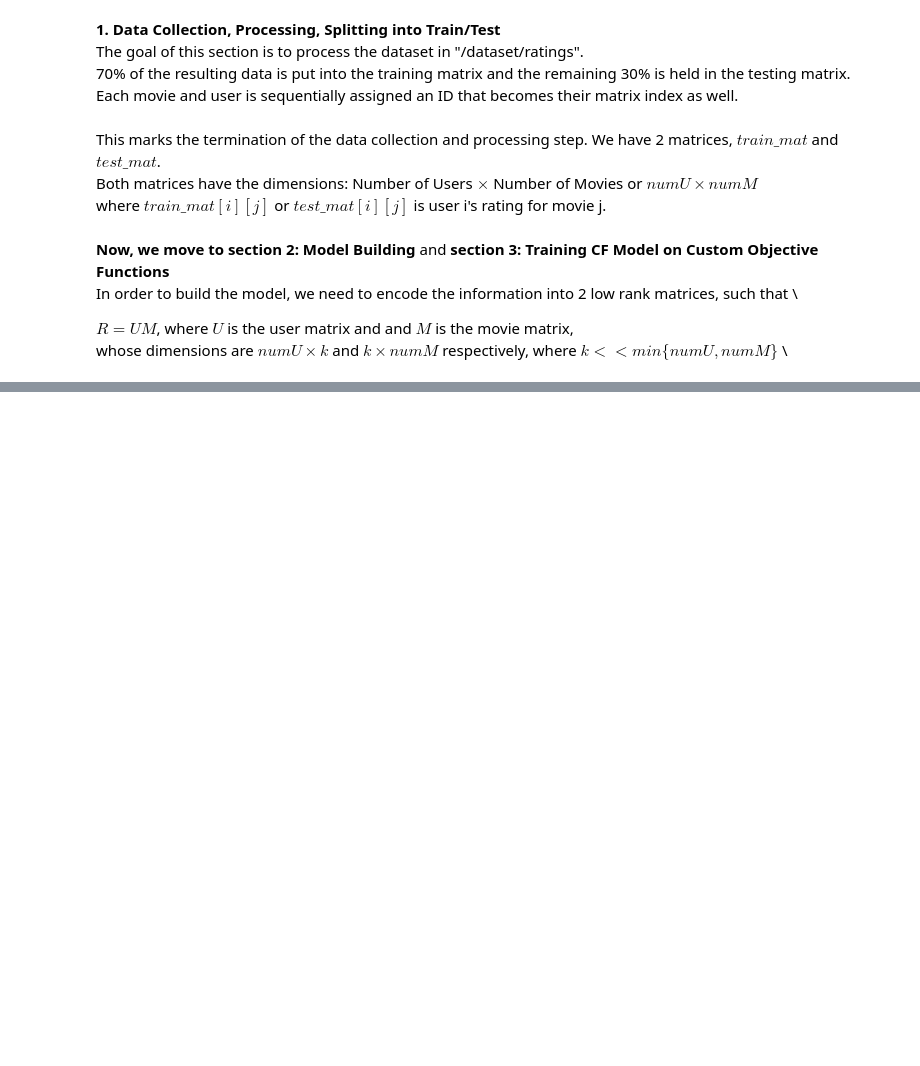
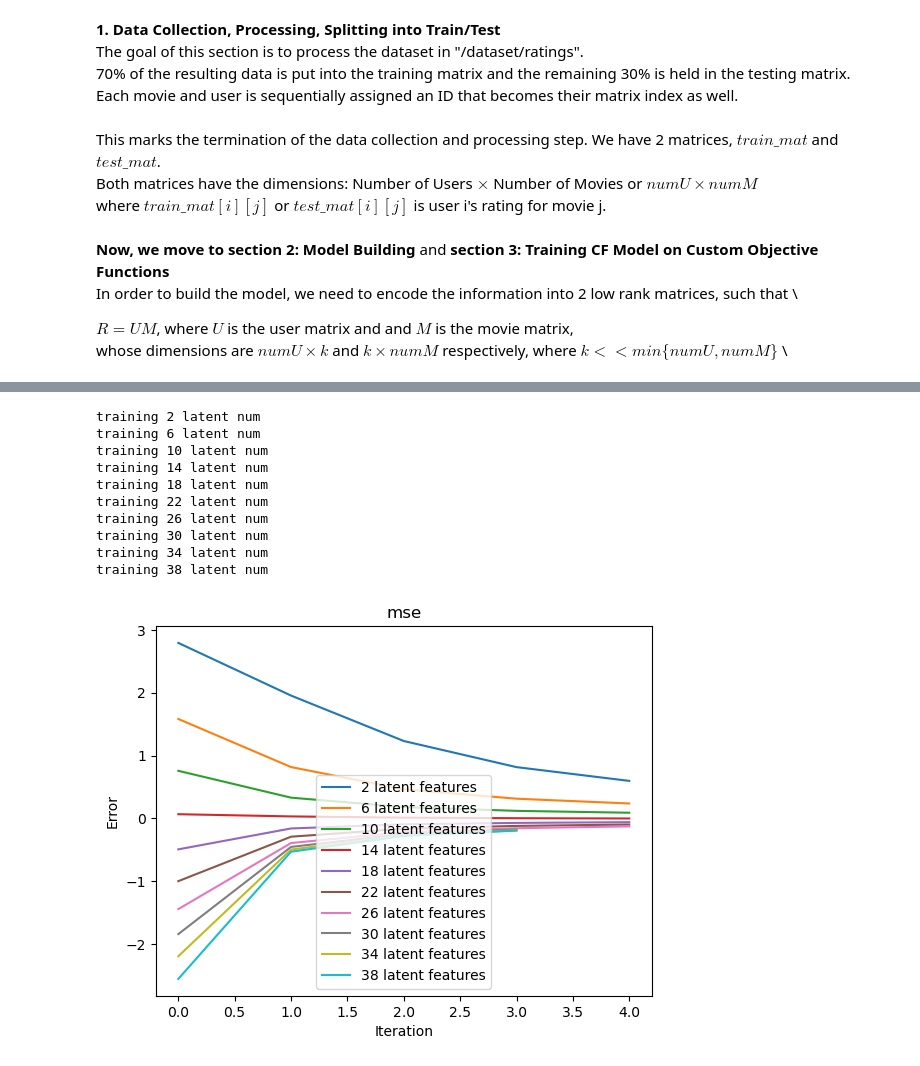
Before and after one commit to KrishnanPrash/CSCE653-CollabFilteringProject, a Jupyter notebook: collabfiltering.ipynb, the cells around one changed output, grey strips where cells are left out. Drawn from its saved outputs; the diff is of its cells as text; code cells hidden in the pictures; blank space fills up the shorter version.

```diff
--- a/collabfiltering.ipynb
+++ b/collabfiltering.ipynb
@@ -199,0 +210,29 @@ Objective function: mae, Performance metric: 0.7493219890306834
+# %%
+def plot_latent(objective_func, avg_errors):
+    for latent_num, avg_error in avg_errors:
+        plt.plot(avg_error, label=f'{latent_num} latent features')
+    plt.title(objective_func)
+    plt.xlabel('Iteration')
+    plt.ylabel('Error')
+    plt.legend()
+    plt.show()
+
+avg_errors = []
+for latent_num in range(2, 40, 4):
+    user_features, movie_features, avg_error = collaborative_filtering(train_mat, num_latent_features=latent_num, num_iterations=5, learning_rate=0.001, reg_param=0.01, nuclear_norm_param=0.001, objective_func='mse')
+    avg_errors.append((latent_num, avg_error))
+    print(f'training {latent_num} latent num')
+    performance_metric = evaluate_model(test_mat, user_features, movie_features, objective_func='mse')
+plot_latent('mse', avg_errors)
+# %% [output]
+training 2 latent num
+training 6 latent num
+training 10 latent num
+training 14 latent num
+training 18 latent num
+training 22 latent num
+training 26 latent num
+training 30 latent num
+training 34 latent num
+training 38 latent num
+[figure, added]
```
Also changed, not shown: parts of 1 cell of this notebook.
